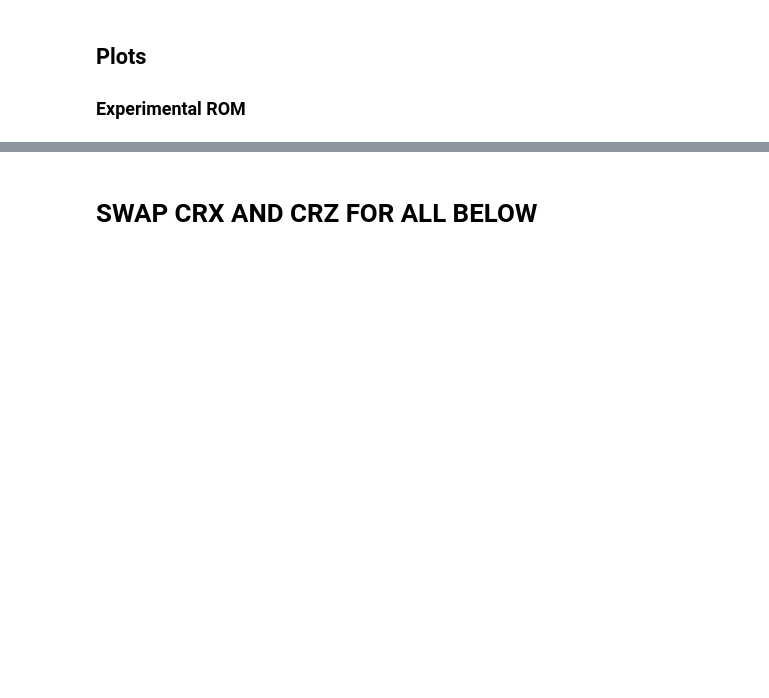
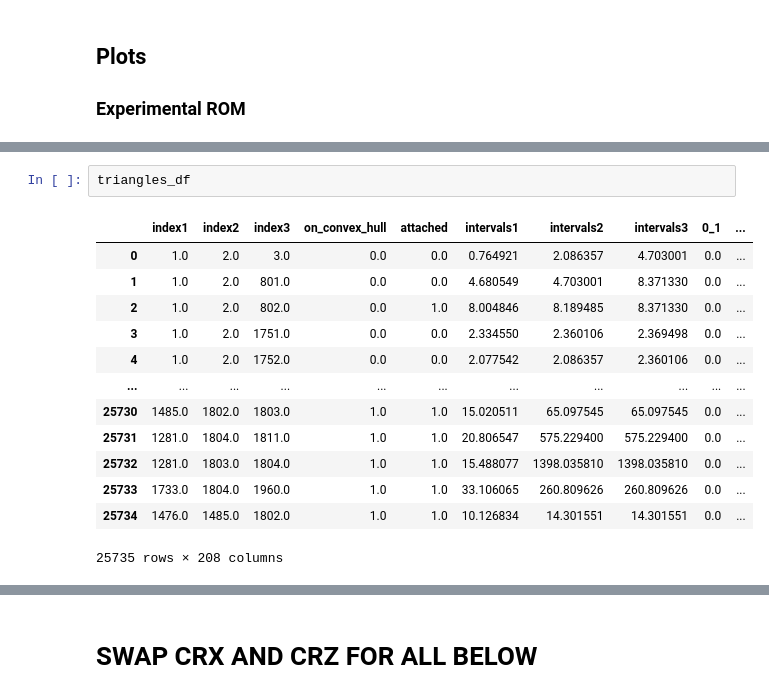
Before and after one commit to popscallion/DeepLabCut, a Jupyter notebook: deadROMM/ch3Analyses.ipynb, the cells around one changed output, grey strips where cells are left out. Cells and saved outputs as stored; diff of their text form; blank space fills up the shorter version.

```diff
--- a/deadROMM/ch3Analyses.ipynb
+++ b/deadROMM/ch3Analyses.ipynb
@@ -499,0 +693,16 @@ Canvas(toolbar=Toolbar(toolitems=[('Home', 'Reset original view', 'home', 'home'
+# %%
+triangles_df
+# %% [output]
+|  | index1 | index2 | index3 | on_convex_hull | attached | intervals1 | intervals2 | intervals3 | 0_1 | ... |
+| 0 | 1.0 | 2.0 | 3.0 | 0.0 | 0.0 | 0.764921 | 2.086357 | 4.703001 | 0.0 | ... |
+| 1 | 1.0 | 2.0 | 801.0 | 0.0 | 0.0 | 4.680549 | 4.703001 | 8.371330 | 0.0 | ... |
+| 2 | 1.0 | 2.0 | 802.0 | 0.0 | 1.0 | 8.004846 | 8.189485 | 8.371330 | 0.0 | ... |
+| 3 | 1.0 | 2.0 | 1751.0 | 0.0 | 0.0 | 2.334550 | 2.360106 | 2.369498 | 0.0 | ... |
+| 4 | 1.0 | 2.0 | 1752.0 | 0.0 | 0.0 | 2.077542 | 2.086357 | 2.360106 | 0.0 | ... |
+| ... | ... | ... | ... | ... | ... | ... | ... | ... | ... | ... |
+| 25730 | 1485.0 | 1802.0 | 1803.0 | 1.0 | 1.0 | 15.020511 | 65.097545 | 65.097545 | 0.0 | ... |
+| 25731 | 1281.0 | 1804.0 | 1811.0 | 1.0 | 1.0 | 20.806547 | 575.229400 | 575.229400 | 0.0 | ... |
+| 25732 | 1281.0 | 1803.0 | 1804.0 | 1.0 | 1.0 | 15.488077 | 1398.035810 | 1398.035810 | 0.0 | ... |
+| 25733 | 1733.0 | 1804.0 | 1960.0 | 1.0 | 1.0 | 33.106065 | 260.809626 | 260.809626 | 0.0 | ... |
+| 25734 | 1476.0 | 1485.0 | 1802.0 | 1.0 | 1.0 | 10.126834 | 14.301551 | 14.301551 | 0.0 | ... |
+25735 rows × 208 columns
```
Also changed, not shown: parts of 24 cells of this notebook, 2 other files.
